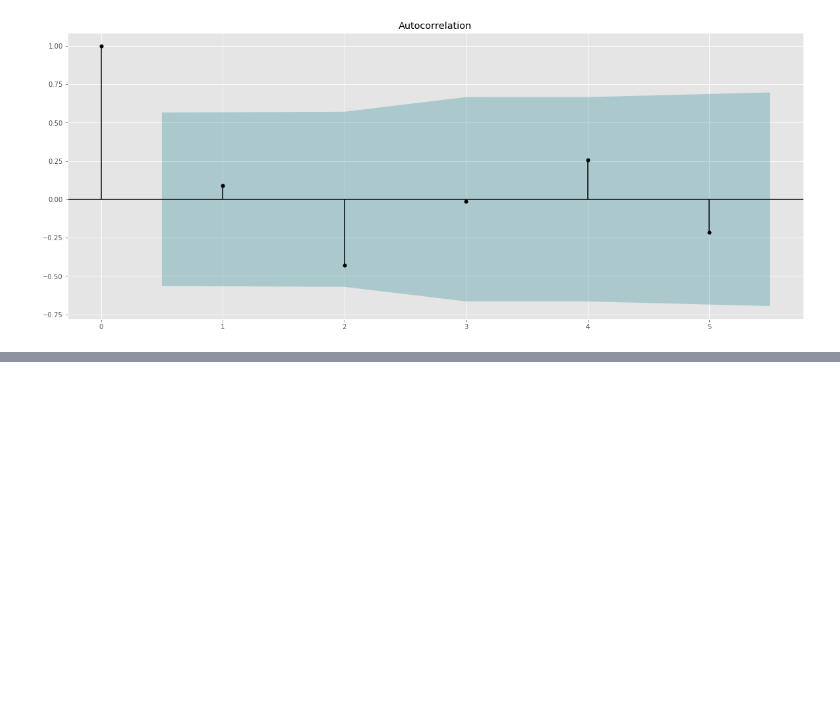
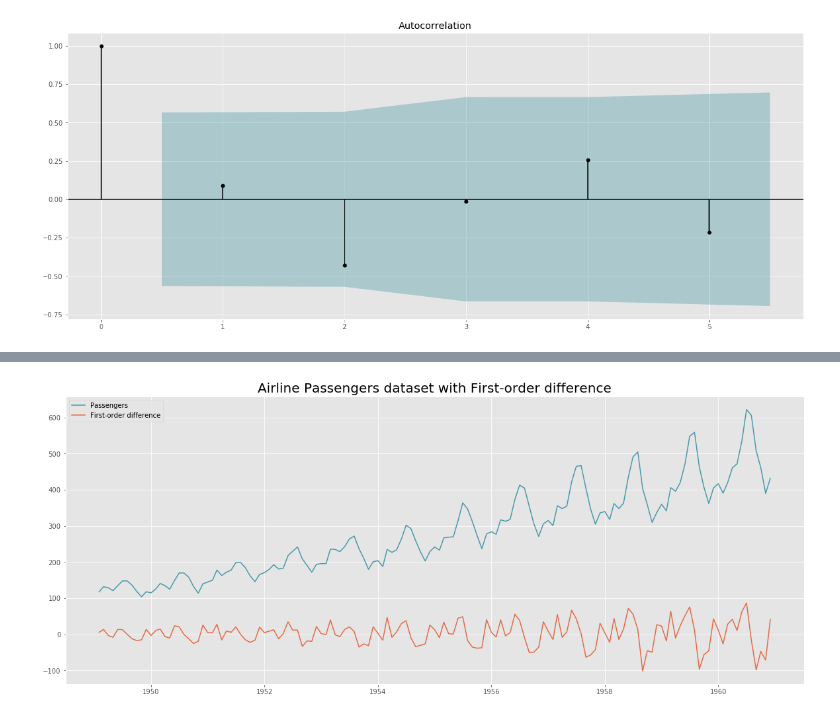
Before and after one commit to AI-MOO/Time_Series_Arabic_Explaination, a Jupyter notebook: 05-Autocorrelation_and_Partial_Autocorrelation.ipynb, the cells around one changed output, grey strips where cells are left out. Cells and saved outputs as stored; diff of their text form; code cells hidden in the pictures; blank space fills up the shorter version.

```diff
--- a/05-Autocorrelation_and_Partial_Autocorrelation.ipynb
+++ b/05-Autocorrelation_and_Partial_Autocorrelation.ipynb
@@ -129,0 +118,14 @@ array([[1.        , 0.40664986],
+# %%
+# إيجاد الفرق من الرتبة الأولى للسلسلة الزمنية
+airline_passengers['Passengers_Diff'] = airline_passengers['Passengers'].diff(periods=1)
+airline_passengers = airline_passengers.dropna()
+
+# التصوير البياني للسلسة قبل وبعد إيجاد الفرق من الرتبة الأولى
+fig, ax = plt.subplots(figsize=(20,8))
+ax.plot(airline_passengers['Passengers'], label='Passengers', c='#489AAA')
+ax.plot(airline_passengers['Passengers_Diff'], label='First-order difference', color='#E46B48')
+ax.legend()
+plt.title('Airline Passengers dataset with First-order difference', size=20)
+plt.show()
+# %% [output]
+[figure, added]
```
Also changed, not shown: parts of 12 cells of this notebook.
